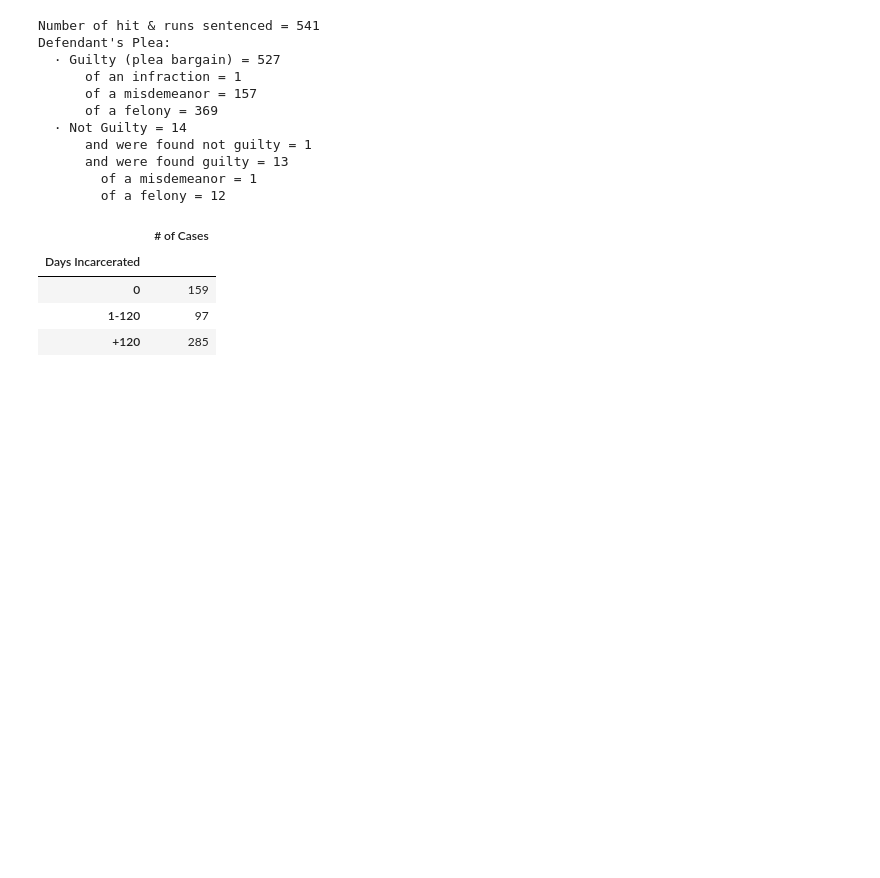
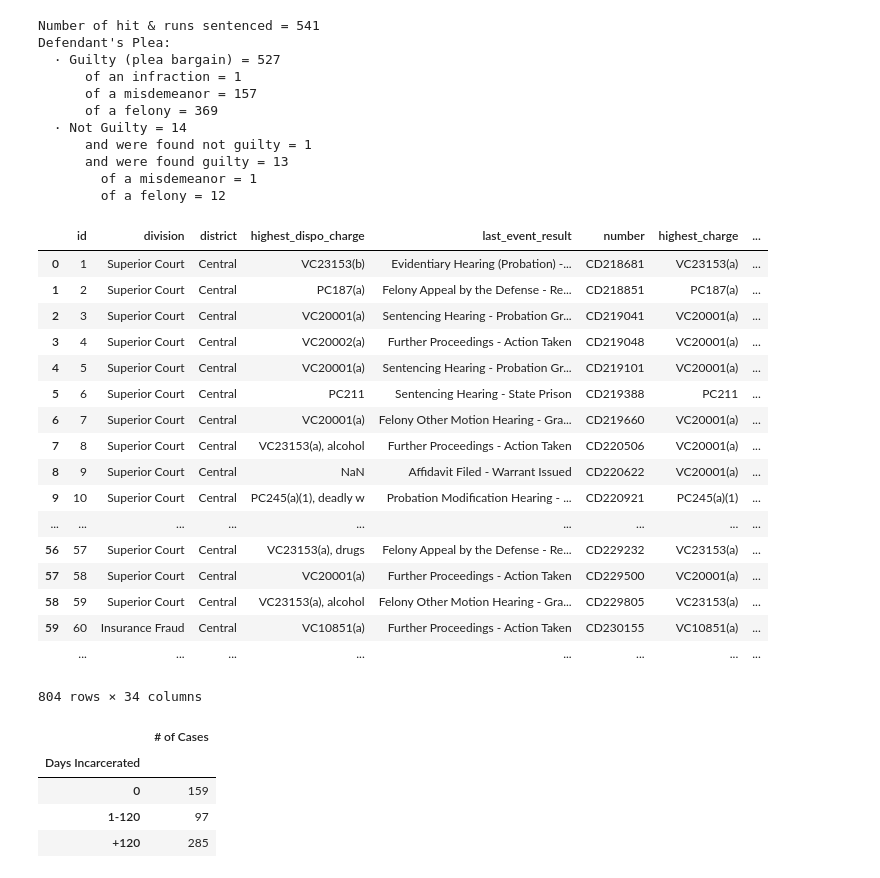
Before and after one commit to kevin11h/vosd-org-7-hitnrun, a Jupyter notebook: hit-and-run.ipynb, the cells around one changed output. Cells and saved outputs as stored; diff of their text form; code cells hidden in the pictures; blank space fills up the shorter version.

```diff
--- a/hit-and-run.ipynb
+++ b/hit-and-run.ipynb
@@ -93,6 +102,27 @@ Defendant's Plea:
       and were found guilty = 13
         of a misdemeanor = 1
         of a felony = 12
+# %%
+df
+# %% [output]
+|  | id | division | district | highest_dispo_charge | last_event_result | number | highest_charge | ... |
+| 0 | 1 | Superior Court | Central | VC23153(b) | Evidentiary Hearing (Probation) -... | CD218681 | VC23153(a) | ... |
+| 1 | 2 | Superior Court | Central | PC187(a) | Felony Appeal by the Defense - Re... | CD218851 | PC187(a) | ... |
+| 2 | 3 | Superior Court | Central | VC20001(a) | Sentencing Hearing - Probation Gr... | CD219041 | VC20001(a) | ... |
+| 3 | 4 | Superior Court | Central | VC20002(a) | Further Proceedings - Action Taken | CD219048 | VC20001(a) | ... |
+| 4 | 5 | Superior Court | Central | VC20001(a) | Sentencing Hearing - Probation Gr... | CD219101 | VC20001(a) | ... |
+| 5 | 6 | Superior Court | Central | PC211 | Sentencing Hearing - State Prison | CD219388 | PC211 | ... |
+| 6 | 7 | Superior Court | Central | VC20001(a) | Felony Other Motion Hearing - Gra... | CD219660 | VC20001(a) | ... |
+| 7 | 8 | Superior Court | Central | VC23153(a), alcohol | Further Proceedings - Action Taken | CD220506 | VC20001(a) | ... |
+| 8 | 9 | Superior Court | Central | NaN | Affidavit Filed - Warrant Issued | CD220622 | VC20001(a) | ... |
+| 9 | 10 | Superior Court | Central | PC245(a)(1), deadly w | Probation Modification Hearing - ... | CD220921 | PC245(a)(1) | ... |
+| ... | ... | ... | ... | ... | ... | ... | ... | ... |
+| 56 | 57 | Superior Court | Central | VC23153(a), drugs | Felony Appeal by the Defense - Re... | CD229232 | VC23153(a) | ... |
+| 57 | 58 | Superior Court | Central | VC20001(a) | Further Proceedings - Action Taken | CD229500 | VC20001(a) | ... |
+| 58 | 59 | Superior Court | Central | VC23153(a), alcohol | Felony Other Motion Hearing - Gra... | CD229805 | VC23153(a) | ... |
+| 59 | 60 | Insurance Fraud | Central | VC10851(a) | Further Proceedings - Action Taken | CD230155 | VC10851(a) | ... |
+|  | ... | ... | ... | ... | ... | ... | ... | ... |
+804 rows × 34 columns
 # %%
 indexinc = ("0",
          "1-120",
```
Also changed, not shown: parts of 3 cells of this notebook, 3 other files.
